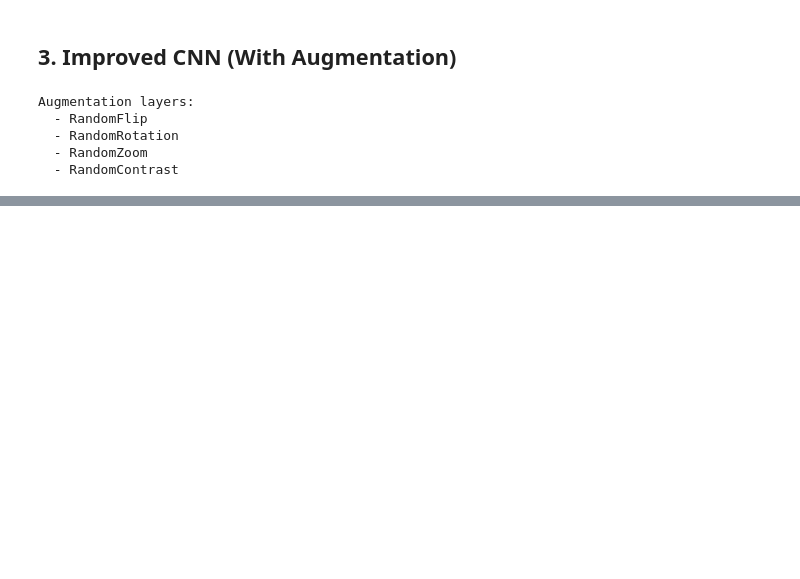
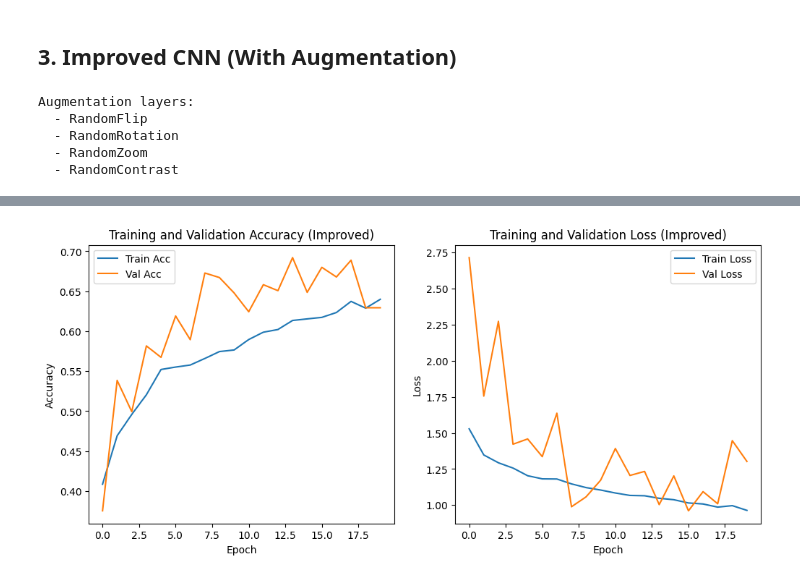
Before and after one commit to jackychen8173/AppliedAIProjects, a Jupyter notebook: mini-project-5/notebooks/cnn_classifier.ipynb, the cells around one changed output, grey strips where cells are left out. Cells and saved outputs as stored; diff of their text form; code cells hidden in the pictures; blank space fills up the shorter version.

```diff
--- a/mini-project-5/notebooks/cnn_classifier.ipynb
+++ b/mini-project-5/notebooks/cnn_classifier.ipynb
@@ -328,0 +360,49 @@ Model: "sequential_10"
+# %%
+if os.path.exists('improved_model.keras'):
+    improved_model = load_model('improved_model.keras')
+    improved_history_csv = pd.read_csv('improved_history.csv')
+    improved_history = HistoryMock(improved_history_csv)
+else:
+    improved_history = improved_model.fit(
+        train_ds,
+        validation_data=val_ds,
+        epochs=EPOCHS,
+    )
+    # Save the model
+    improved_model.save('improved_model.keras')
+    print("Model saved to improved_model.keras")
+    # Convert the history dictionary to a dataframe
+    history_df = pd.DataFrame(improved_history.history)
+    # Save to a CSV file
+    history_df.to_csv('improved_history.csv', index=False)
+    print("Training history saved to improved_history.csv")
+# %%
+plt.figure(figsize=(12,5))
+
+# Accuracy
+plt.subplot(1,2,1)
+plt.plot(improved_history.history['accuracy'], label='Train Acc')
+plt.plot(improved_history.history['val_accuracy'], label='Val Acc')
+plt.title('Training and Validation Accuracy (Improved)')
+plt.xlabel('Epoch')
+plt.ylabel('Accuracy')
+plt.legend()
+
+# Loss
+plt.subplot(1,2,2)
+plt.plot(improved_history.history['loss'], label='Train Loss')
+plt.plot(improved_history.history['val_loss'], label='Val Loss')
+plt.title('Training and Validation Loss (Improved)')
+plt.xlabel('Epoch')
+plt.ylabel('Loss')
+plt.legend()
+
+results_dir = os.path.join('..', 'results')
+if not os.path.exists(results_dir):
+    os.makedirs(results_dir)
+save_path_improved = os.path.join(results_dir, 'improved_model_curves.png')
+
+plt.savefig(save_path_improved)
+plt.show()
+# %% [output]
+[figure, added]
```
Also changed, not shown: parts of 25 cells of this notebook, 8 other files.
